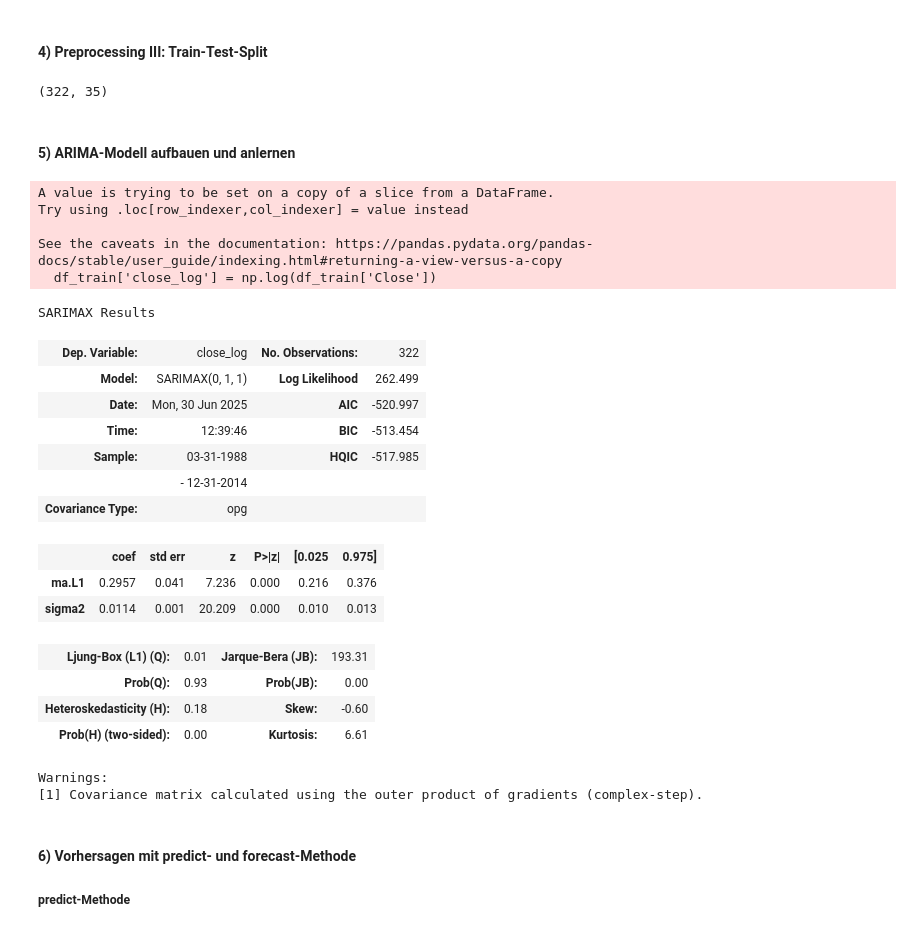
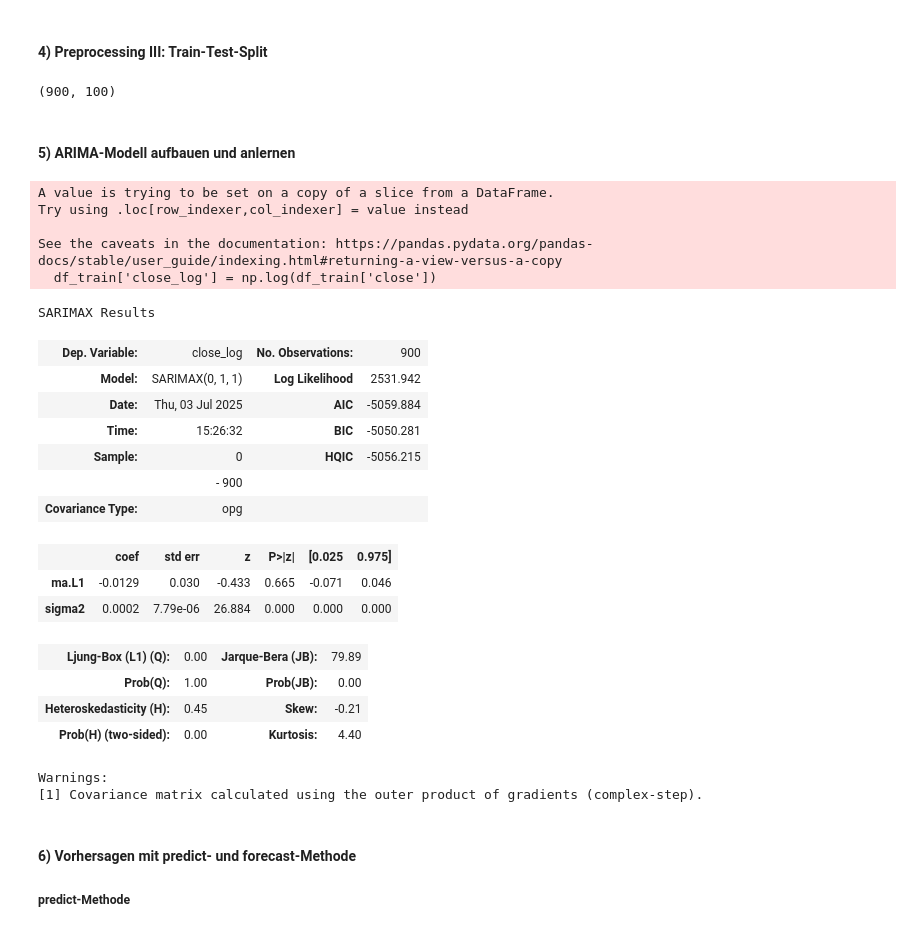
Before and after one commit to rawe64/ai, a Jupyter notebook: a_ARIMA_Modell_my1.ipynb, the cells around one changed output. Saved outputs shown, nothing was run; the diff lists cells and outputs as text; code cells hidden in the pictures.

```diff
--- a/a_ARIMA_Modell_my1.ipynb
+++ b/a_ARIMA_Modell_my1.ipynb
@@ -21,7 +27,7 @@ ValueError: Inferred frequency None from passed values does not conform to passe
 #### 2) Preprocessing I: logarithmieren und first differences berechnen
 # %%
 import numpy as np
-df['close_log'] = np.log(df['Close'])
+df['close_log'] = np.log(df['close'])
 df['log_diff'] = df['close_log'].diff(periods=1)
 df['log_diff'].plot()
 # %% [output]
@@ -48,37 +54,37 @@ df_train = df.iloc[:end_train]
 df_test = df.iloc[end_train:]
 len(df_train), len(df_test)
 # %% [output]
-(322, 35)
+(900, 100)
 # %% [markdown]
 #### 5) ARIMA-Modell aufbauen und anlernen
 # %%
 from statsmodels.tsa.statespace.sarimax import SARIMAX
 
-df_train['close_log'] = np.log(df_train['Close'])
+df_train['close_log'] = np.log(df_train['close'])
 arima = SARIMAX(df_train['close_log'], order=(0,1,1))
 result = arima.fit()
 result.summary()
 # %% [output]
 A value is trying to be set on a copy of a slice from a DataFrame.
 Try using .loc[row_indexer,col_indexer] = value instead
 
 See the caveats in the documentation: https://pandas.pydata.org/pandas-docs/stable/user_guide/indexing.html#returning-a-view-versus-a-copy
-  df_train['close_log'] = np.log(df_train['Close'])
+  df_train['close_log'] = np.log(df_train['close'])
 SARIMAX Results
-| Dep. Variable: | close_log | No. Observations: | 322 |
-| Model: | SARIMAX(0, 1, 1) | Log Likelihood | 262.499 |
-| Date: | Mon, 30 Jun 2025 | AIC | -520.997 |
-| Time: | 12:39:46 | BIC | -513.454 |
-| Sample: | 03-31-1988 | HQIC | -517.985 |
-|  | - 12-31-2014 |  |  |
+| Dep. Variable: | close_log | No. Observations: | 900 |
+| Model: | SARIMAX(0, 1, 1) | Log Likelihood | 2531.942 |
+| Date: | Thu, 03 Jul 2025 | AIC | -5059.884 |
+| Time: | 15:26:32 | BIC | -5050.281 |
+| Sample: | 0 | HQIC | -5056.215 |
+|  | - 900 |  |  |
 | Covariance Type: | opg |  |  |
 |  | coef | std err | z | P>|z| | [0.025 | 0.975] |
-| ma.L1 | 0.2957 | 0.041 | 7.236 | 0.000 | 0.216 | 0.376 |
-| sigma2 | 0.0114 | 0.001 | 20.209 | 0.000 | 0.010 | 0.013 |
+| ma.L1 | -0.0129 | 0.030 | -0.433 | 0.665 | -0.071 | 0.046 |
+| sigma2 | 0.0002 | 7.79e-06 | 26.884 | 0.000 | 0.000 | 0.000 |
-| Ljung-Box (L1) (Q): | 0.01 | Jarque-Bera (JB): | 193.31 |
-| Prob(Q): | 0.93 | Prob(JB): | 0.00 |
-| Heteroskedasticity (H): | 0.18 | Skew: | -0.60 |
-| Prob(H) (two-sided): | 0.00 | Kurtosis: | 6.61 |
+| Ljung-Box (L1) (Q): | 0.00 | Jarque-Bera (JB): | 79.89 |
+| Prob(Q): | 1.00 | Prob(JB): | 0.00 |
+| Heteroskedasticity (H): | 0.45 | Skew: | -0.21 |
+| Prob(H) (two-sided): | 0.00 | Kurtosis: | 4.40 |
 Warnings:
 [1] Covariance matrix calculated using the outer product of gradients (complex-step).
 # %% [markdown]
```
Also changed, not shown: parts of 3 cells of this notebook.
